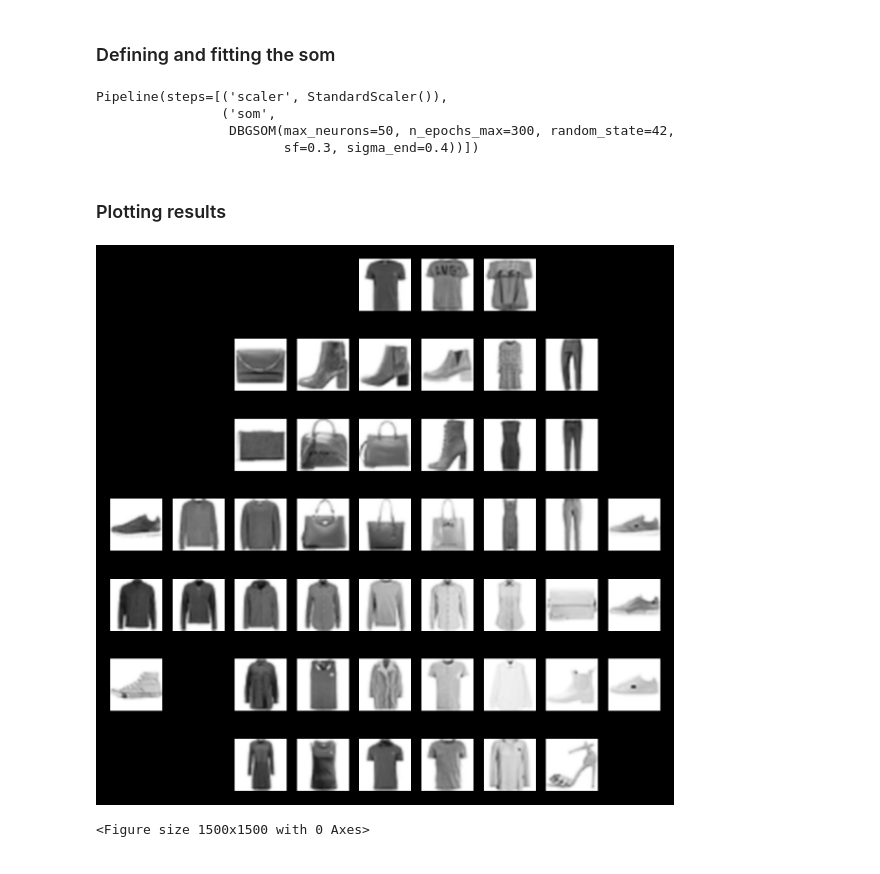
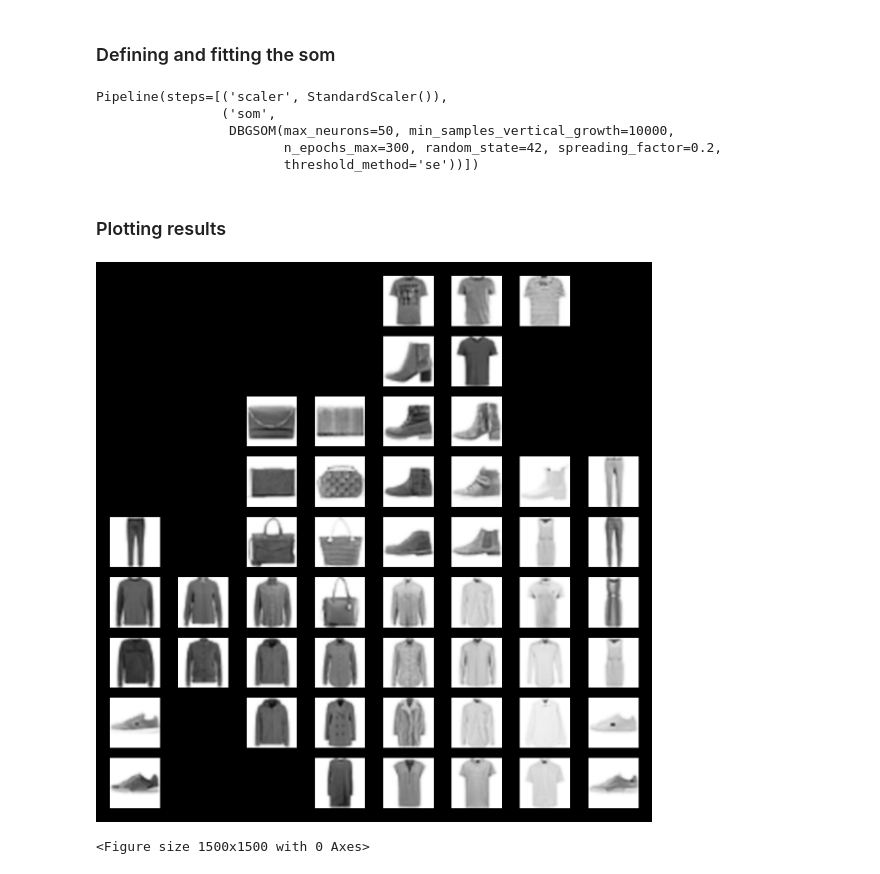
Before and after one commit to SandroMartens/DBGSOM, a Jupyter notebook: examples/example_fashion_mnist.ipynb, the cells around one changed output. Saved outputs shown, nothing was run; the diff lists cells and outputs as text; code cells hidden in the pictures.

```diff
--- a/examples/example_fashion_mnist.ipynb
+++ b/examples/example_fashion_mnist.ipynb
@@ -26,10 +26,11 @@ fashion_mnist_train = fashion_mnist.drop("label", axis=1)
 # %%
 som = DBGSOM(
     max_neurons=50,
-    sf=0.3,
+    spreading_factor=0.2,
     n_epochs_max=300,
-    sigma_end = 0.4,
+    threshold_method="se",
     random_state=42,
+    min_samples_vertical_growth = 10000
 )
 
 scaler = StandardScaler()
@@ -47,37 +48,38 @@ pipe.fit(data)
 # %% [output]
 Pipeline(steps=[('scaler', StandardScaler()),
                 ('som',
-                 DBGSOM(max_neurons=50, n_epochs_max=300, random_state=42,
-                        sf=0.3, sigma_end=0.4))])
+                 DBGSOM(max_neurons=50, min_samples_vertical_growth=10000,
+                        n_epochs_max=300, random_state=42, spreading_factor=0.2,
+                        threshold_method='se'))])
 # %% [markdown]
 ### Plotting results
 # %%
 f = plt.figure(figsize=(5, 5), dpi=300)
 
 som = pipe.named_steps["som"]
 
 coordinates = np.array(som.neurons_)
 
 min, max = (np.array(som.neurons_).min(), np.array(som.neurons_).max())
 min_x = coordinates[:,0].min()
 max_x = coordinates[:,0].max()
 min_y = coordinates[:,1].min()
 max_y = coordinates[:,1].max()
 
 nn = pipe.transform(data).argmin(axis=0)
 
 gs = GridSpec(abs(min_x) + max_x, abs(min_y) + max_y, figure=f)
 for index, neuron in enumerate(coordinates):
-    neuron += [min_x-1, min_y-1]
+    neuron += [min_x, min_y]
     plt.subplot(gs[neuron[0], neuron[1]])
     plt.imshow(
         data.to_numpy()[nn[index]].reshape(28, 28), cmap="Greys", interpolation="bicubic"
     )
     plt.axis("off")
 
-# plt.savefig(fname="fashion_mnist.png")
+plt.savefig(fname="fashion_mnist.png")
 # %% [output]
-[figure, old version]
+[figure, new version]
 # %%
 weights = pipe.named_steps["som"].weights_
 
```
Also changed, not shown: 4 other files.
